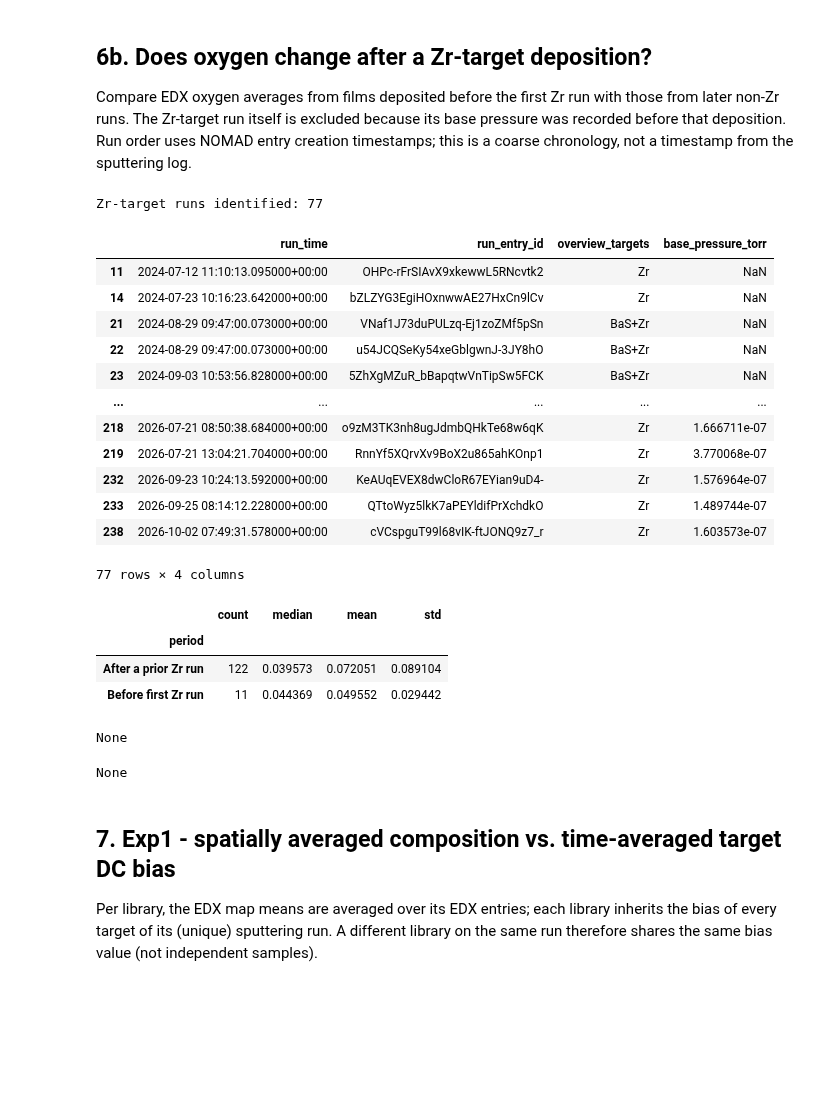
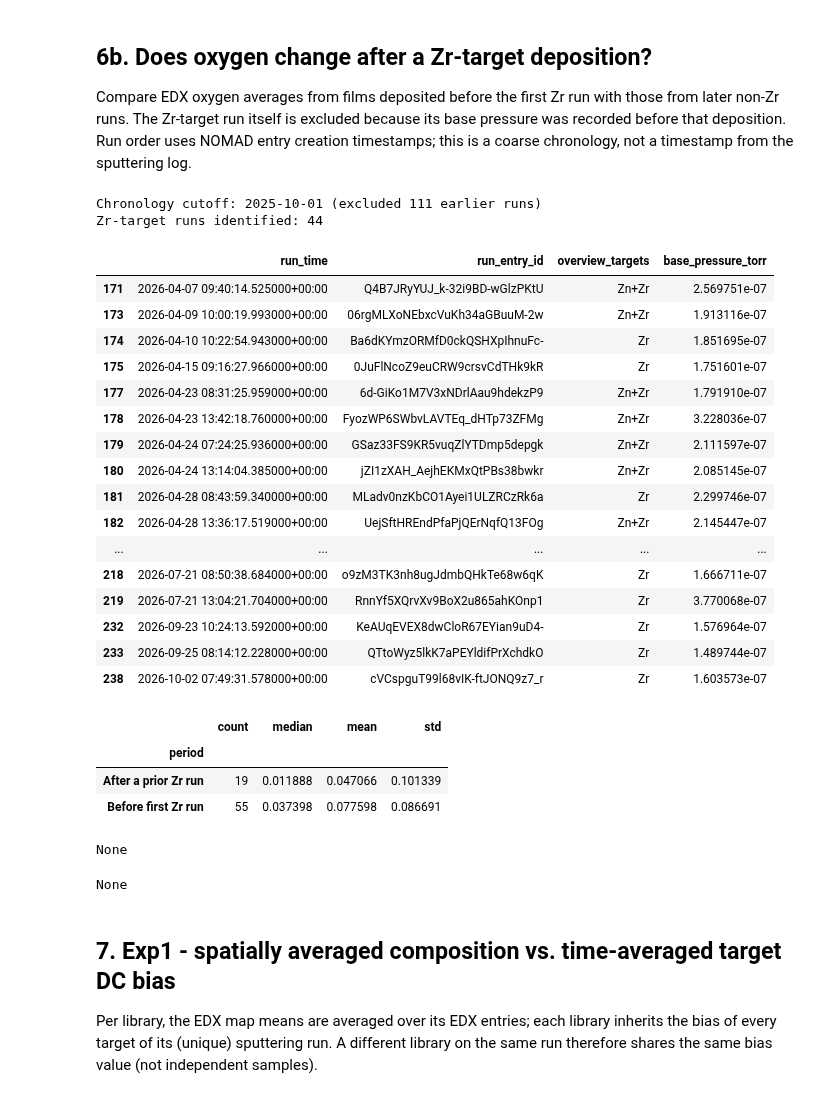
Before and after one commit to DTU-Nanolab-materials-discovery/nomad-dtu-nanolab-plugin, a Jupyter notebook: notebooks/oasis_trends/exp1_exp2_composition_vs_sputtering.ipynb, the cells around one changed output. Drawn from its saved outputs; the diff is of its cells as text; code cells hidden in the pictures; blank space fills up the shorter version.

```diff
--- a/notebooks/oasis_trends/exp1_exp2_composition_vs_sputtering.ipynb
+++ b/notebooks/oasis_trends/exp1_exp2_composition_vs_sputtering.ipynb
@@ -544,7 +544,7 @@ None
 ## 6b. Does oxygen change after a Zr-target deposition?
 Compare EDX oxygen averages from films deposited before the first Zr run with those from later non-Zr runs. The Zr-target run itself is excluded because its base pressure was recorded before that deposition. Run order uses NOMAD entry creation timestamps; this is a coarse chronology, not a timestamp from the sputtering log.
 # %%
-CHRONOLOGY_START_DATE = None  # Set to 'YYYY-MM-DD' to exclude earlier runs; None keeps all dates.
+CHRONOLOGY_START_DATE = '2025-10-01'  # Set to 'YYYY-MM-DD' to exclude earlier runs; None keeps all dates.
 run_chronology = runs[['run_entry_id', 'datetime', 'overview_targets', 'base_pressure_torr']].copy()
 run_chronology['run_time'] = pd.to_datetime(run_chronology['datetime'], utc=True, errors='coerce')
 run_chronology = run_chronology.dropna(subset=['run_time']).drop_duplicates('run_entry_id')
@@ -562,52 +562,57 @@ if run_chronology.empty:
 elif run_chronology['is_zr_run'].any():
     zirconium_runs = run_chronology[run_chronology['is_zr_run']]
     print('Zr-target runs identified:', len(zirconium_runs))
     display(zirconium_runs[['run_time', 'run_entry_id', 'overview_targets', 'base_pressure_torr']])
     if len(exp2):
         oxygen_history = exp2.merge(
             run_chronology[['run_entry_id', 'run_time', 'is_zr_run', 'zr_sputtered_before']],
             on='run_entry_id', how='left')
         # Reduce multiple mapped samples to one mean per run to avoid treating
         # repeated samples from a deposition as independent run observations.
         oxygen_by_run = oxygen_history.groupby('run_entry_id', as_index=False).agg(
             run_time=('run_time', 'first'), oxygen_fraction=('frac_O', 'mean'),
             target_set=('targets', 'first'), is_zr_run=('is_zr_run', 'first'),
             zr_sputtered_before=('zr_sputtered_before', 'first'))
         non_zr_runs = ~oxygen_by_run['is_zr_run'].fillna(False).astype(bool)
         oxygen_by_run = oxygen_by_run[non_zr_runs].dropna(subset=['oxygen_fraction', 'run_time'])
         oxygen_by_run['period'] = oxygen_by_run['zr_sputtered_before'].map(
             {False: 'Before first Zr run', True: 'After a prior Zr run'})
         display(oxygen_by_run.groupby('period')['oxygen_fraction'].agg(['count', 'median', 'mean', 'std']))
         display(px.scatter(oxygen_by_run, x='run_time', y='oxygen_fraction', color='period',
                            hover_data=['run_entry_id', 'target_set'],
                            title='EDX oxygen by deposition chronology relative to Zr sputtering').show())
         display(px.box(oxygen_by_run, x='period', y='oxygen_fraction', points='all',
                        title='EDX oxygen before versus after a prior Zr-target run').show())
     else:
         print('No oxygen-bearing joined EDX/run pairs in the selected records.')
 else:
     print('No Zr-target sputtering run identified in the fetched visible run archives; check target names and archive coverage.')
 # %% [output]
-Zr-target runs identified: 77
+Chronology cutoff: 2025-10-01 (excluded 111 earlier runs)
+Zr-target runs identified: 44
 |  | run_time | run_entry_id | overview_targets | base_pressure_torr |
-| 11 | 2024-07-12 11:10:13.095000+00:00 | OHPc-rFrSIAvX9xkewwL5RNcvtk2 | Zr | NaN |
-| 14 | 2024-07-23 10:16:23.642000+00:00 | bZLZYG3EgiHOxnwwAE27HxCn9lCv | Zr | NaN |
-| 21 | 2024-08-29 09:47:00.073000+00:00 | VNaf1J73duPULzq-Ej1zoZMf5pSn | BaS+Zr | NaN |
-| 22 | 2024-08-29 09:47:00.073000+00:00 | u54JCQSeKy54xeGblgwnJ-3JY8hO | BaS+Zr | NaN |
-| 23 | 2024-09-03 10:53:56.828000+00:00 | 5ZhXgMZuR_bBapqtwVnTipSw5FCK | BaS+Zr | NaN |
+| 171 | 2026-04-07 09:40:14.525000+00:00 | Q4B7JRyYUJ_k-32i9BD-wGlzPKtU | Zn+Zr | 2.569751e-07 |
+| 173 | 2026-04-09 10:00:19.993000+00:00 | 06rgMLXoNEbxcVuKh34aGBuuM-2w | Zn+Zr | 1.913116e-07 |
+| 174 | 2026-04-10 10:22:54.943000+00:00 | Ba6dKYmzORMfD0ckQSHXpIhnuFc- | Zr | 1.851695e-07 |
+| 175 | 2026-04-15 09:16:27.966000+00:00 | 0JuFlNcoZ9euCRW9crsvCdTHk9kR | Zr | 1.751601e-07 |
+| 177 | 2026-04-23 08:31:25.959000+00:00 | 6d-GiKo1M7V3xNDrlAau9hdekzP9 | Zn+Zr | 1.791910e-07 |
+| 178 | 2026-04-23 13:42:18.760000+00:00 | FyozWP6SWbvLAVTEq_dHTp73ZFMg | Zn+Zr | 3.228036e-07 |
+| 179 | 2026-04-24 07:24:25.936000+00:00 | GSaz33FS9KR5vuqZlYTDmp5depgk | Zn+Zr | 2.111597e-07 |
+| 180 | 2026-04-24 13:14:04.385000+00:00 | jZI1zXAH_AejhEKMxQtPBs38bwkr | Zn+Zr | 2.085145e-07 |
+| 181 | 2026-04-28 08:43:59.340000+00:00 | MLadv0nzKbCO1Ayei1ULZRCzRk6a | Zr | 2.299746e-07 |
+| 182 | 2026-04-28 13:36:17.519000+00:00 | UejSftHREndPfaPjQErNqfQ13FOg | Zn+Zr | 2.145447e-07 |
 | ... | ... | ... | ... | ... |
 | 218 | 2026-07-21 08:50:38.684000+00:00 | o9zM3TK3nh8ugJdmbQHkTe68w6qK | Zr | 1.666711e-07 |
 | 219 | 2026-07-21 13:04:21.704000+00:00 | RnnYf5XQrvXv9BoX2u865ahKOnp1 | Zr | 3.770068e-07 |
 | 232 | 2026-09-23 10:24:13.592000+00:00 | KeAUqEVEX8dwCloR67EYian9uD4- | Zr | 1.576964e-07 |
 | 233 | 2026-09-25 08:14:12.228000+00:00 | QTtoWyz5lkK7aPEYldifPrXchdkO | Zr | 1.489744e-07 |
 | 238 | 2026-10-02 07:49:31.578000+00:00 | cVCspguT99l68vIK-ftJONQ9z7_r | Zr | 1.603573e-07 |
+|  | count | median | mean | std |
+| period |  |  |  |  |
+| After a prior Zr run | 19 | 0.011888 | 0.047066 | 0.101339 |
+| Before first Zr run | 55 | 0.037398 | 0.077598 | 0.086691 |
-77 rows × 4 columns
+None
-|  | count | median | mean | std |
-| period |  |  |  |  |
-| After a prior Zr run | 122 | 0.039573 | 0.072051 | 0.089104 |
-| Before first Zr run | 11 | 0.044369 | 0.049552 | 0.029442 |
 None
-None
 # %% [markdown]
 ## 7. Exp1 - spatially averaged composition vs. time-averaged target DC bias
 Per library, the EDX map means are averaged over its EDX entries; each library inherits the bias of every target of its (unique) sputtering run. A different library on the same run therefore shares the same bias value (not independent samples).
```
